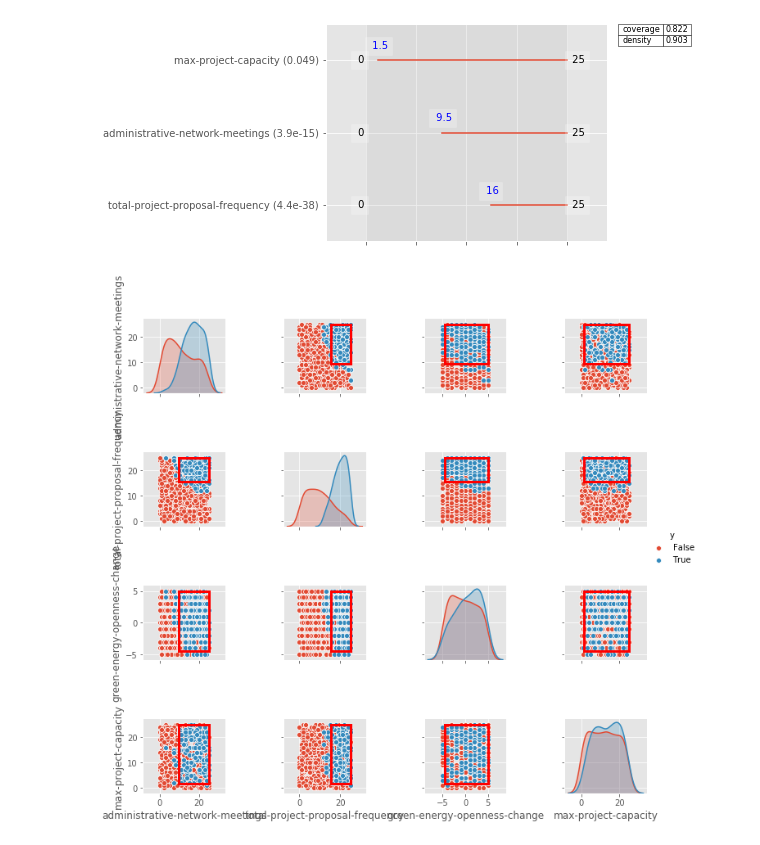
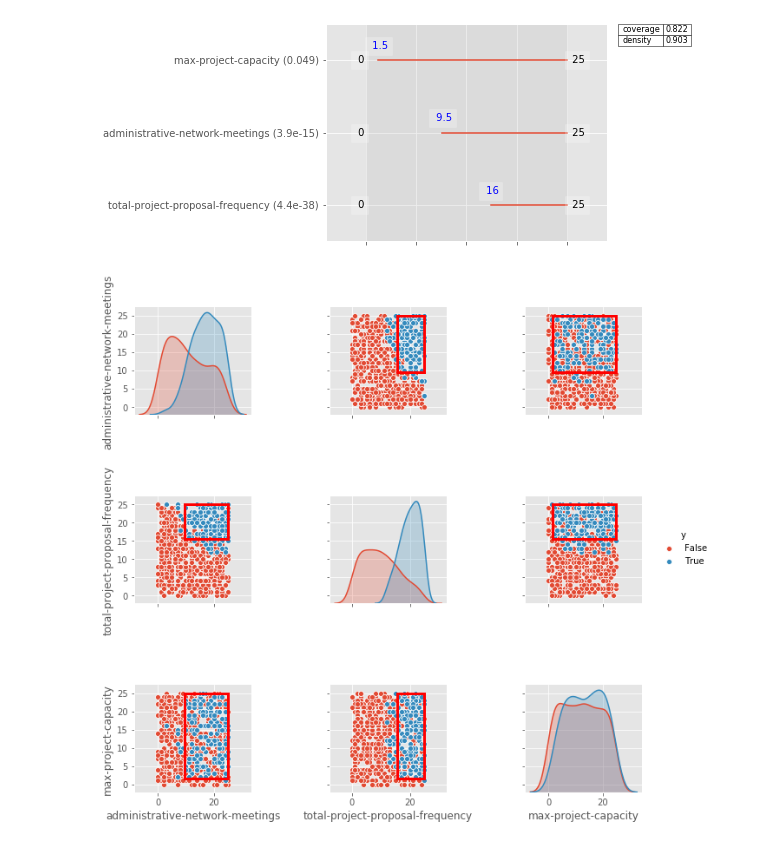
Before and after one commit to fcruztorres/ABM_Energy_Transition, a Jupyter notebook: Data Analysis with prim.ipynb, the cells around one changed output. Drawn from its saved outputs; the diff is of its cells as text; code cells hidden in the pictures.

Commit message:
data analysis update - new Scenario discovery figure

```diff
--- a/Data Analysis with prim.ipynb
+++ b/Data Analysis with prim.ipynb
@@ -263,8 +263,8 @@ administrative-network-meetings     9.5  25.0   [3.864359095579756e-15, -1.0]
 max-project-capacity                1.5  25.0     [0.04888709548928949, -1.0]
 [figure]
 # %%
-box1.show_pairs_scatter(20).fig.set_size_inches(10,9)
+box1.show_pairs_scatter(19).fig.set_size_inches(10,9)
 plt.savefig("./Graphs/Prim_Scenario_Discovery_370_samples")
-plt.show(20)
+plt.show(19)
 # %% [output]
-[figure, old version]
+[figure, new version]
```
Also changed, not shown: 1 other file.
